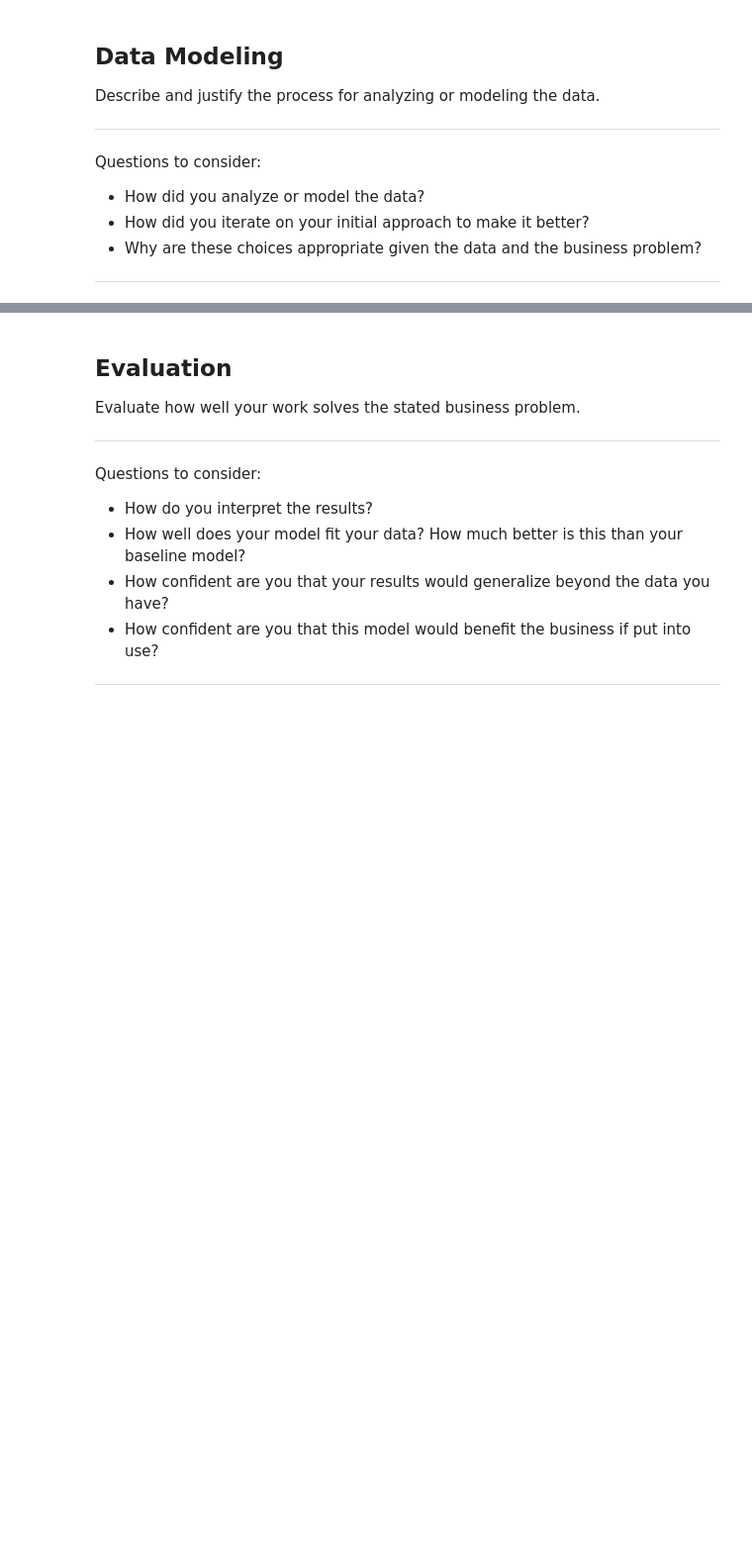
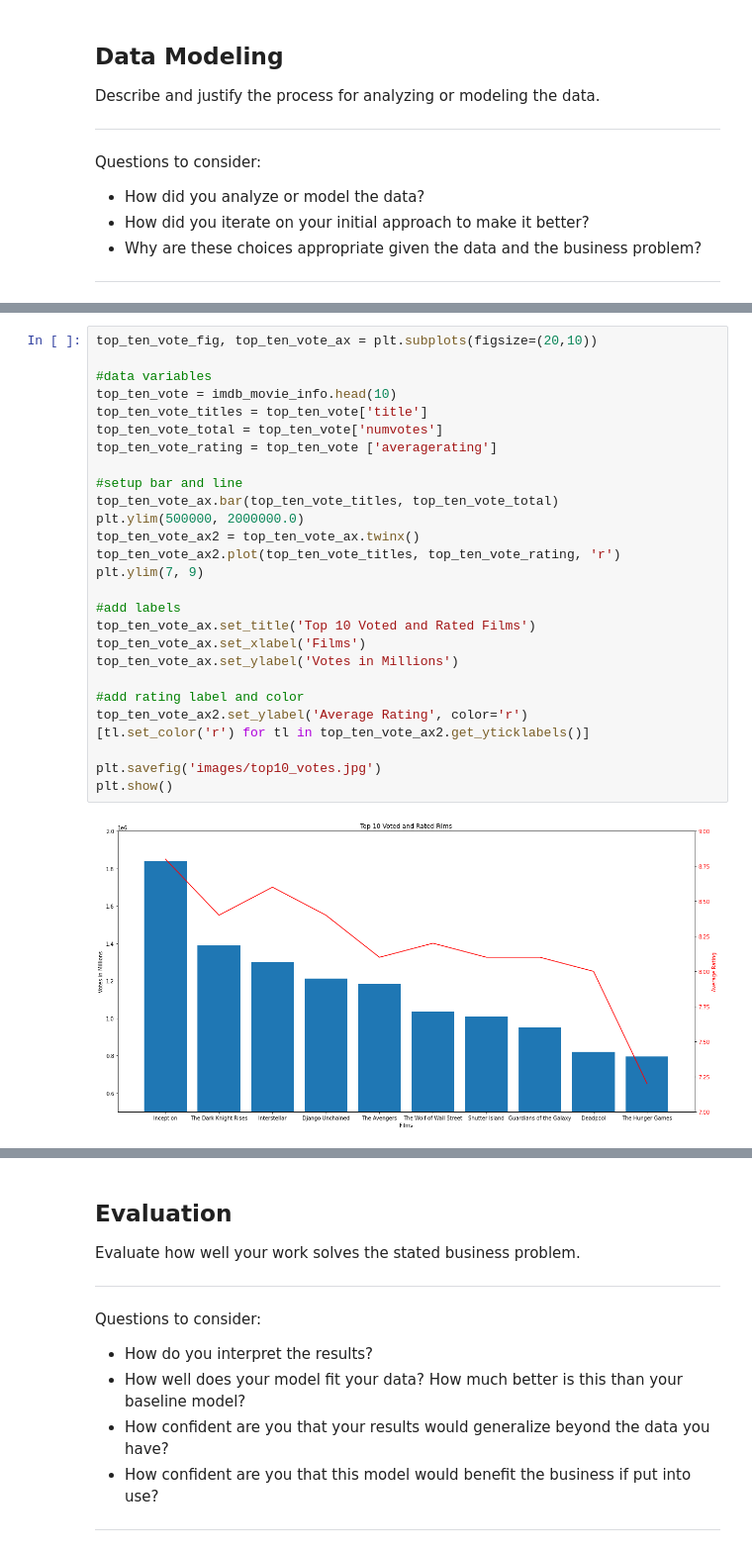
Before and after one commit to wong-ricky/Microsoft-Movie_Analysis, a Jupyter notebook: movie-analysis.ipynb, the cells around one changed output, grey strips where cells are left out. Shown at 99% size. Saved outputs shown, nothing was run; the diff lists cells and outputs as text; blank space fills up the shorter version.

```diff
--- a/movie-analysis.ipynb
+++ b/movie-analysis.ipynb
@@ -379,0 +408,29 @@ plt.show()
+# %%
+top_ten_vote_fig, top_ten_vote_ax = plt.subplots(figsize=(20,10))
+
+#data variables
+top_ten_vote = imdb_movie_info.head(10)
+top_ten_vote_titles = top_ten_vote['title']
+top_ten_vote_total = top_ten_vote['numvotes']
+top_ten_vote_rating = top_ten_vote ['averagerating']
+
+#setup bar and line
+top_ten_vote_ax.bar(top_ten_vote_titles, top_ten_vote_total)
+plt.ylim(500000, 2000000.0)
+top_ten_vote_ax2 = top_ten_vote_ax.twinx()
+top_ten_vote_ax2.plot(top_ten_vote_titles, top_ten_vote_rating, 'r')
+plt.ylim(7, 9)
+
+#add labels
+top_ten_vote_ax.set_title('Top 10 Voted and Rated Films')
+top_ten_vote_ax.set_xlabel('Films')
+top_ten_vote_ax.set_ylabel('Votes in Millions')
+
+#add rating label and color
+top_ten_vote_ax2.set_ylabel('Average Rating', color='r')
+[tl.set_color('r') for tl in top_ten_vote_ax2.get_yticklabels()]
+
+plt.savefig('images/top10_votes.jpg')
+plt.show()
+# %% [output]
+[figure, added]
```
Also changed, not shown: parts of 22 cells of this notebook, 4 other files.
